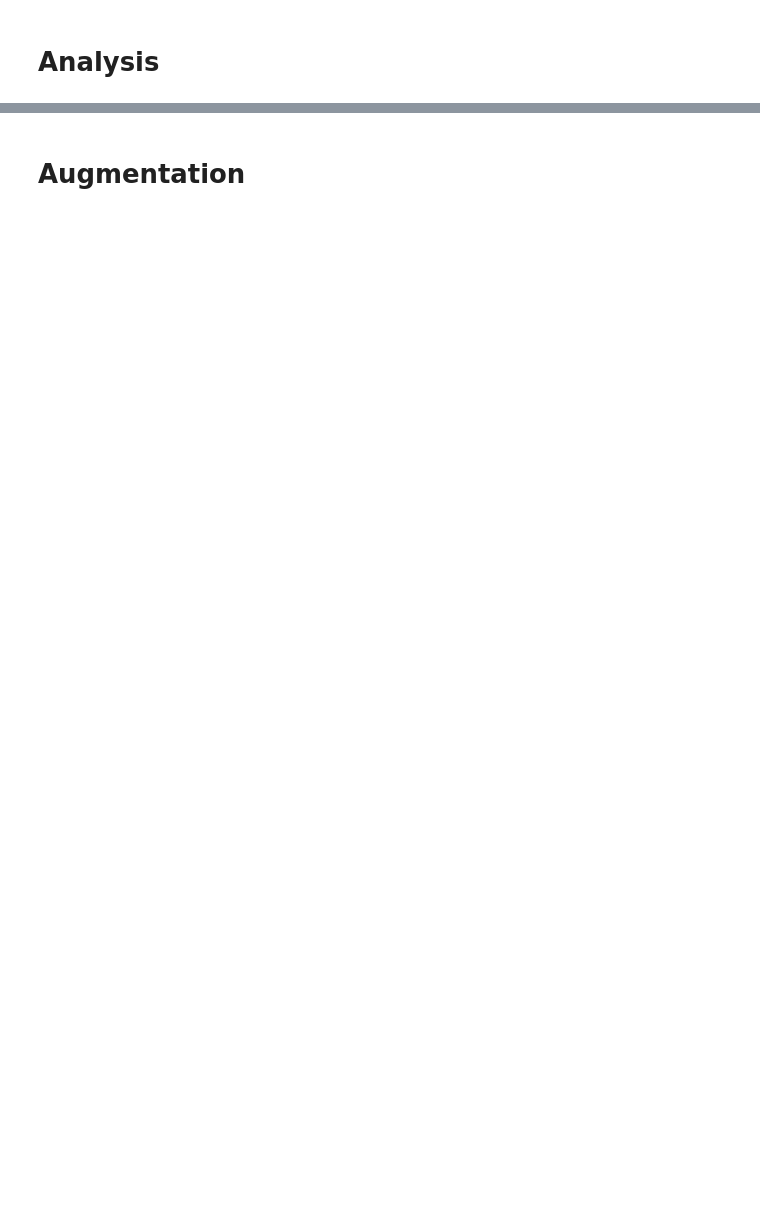
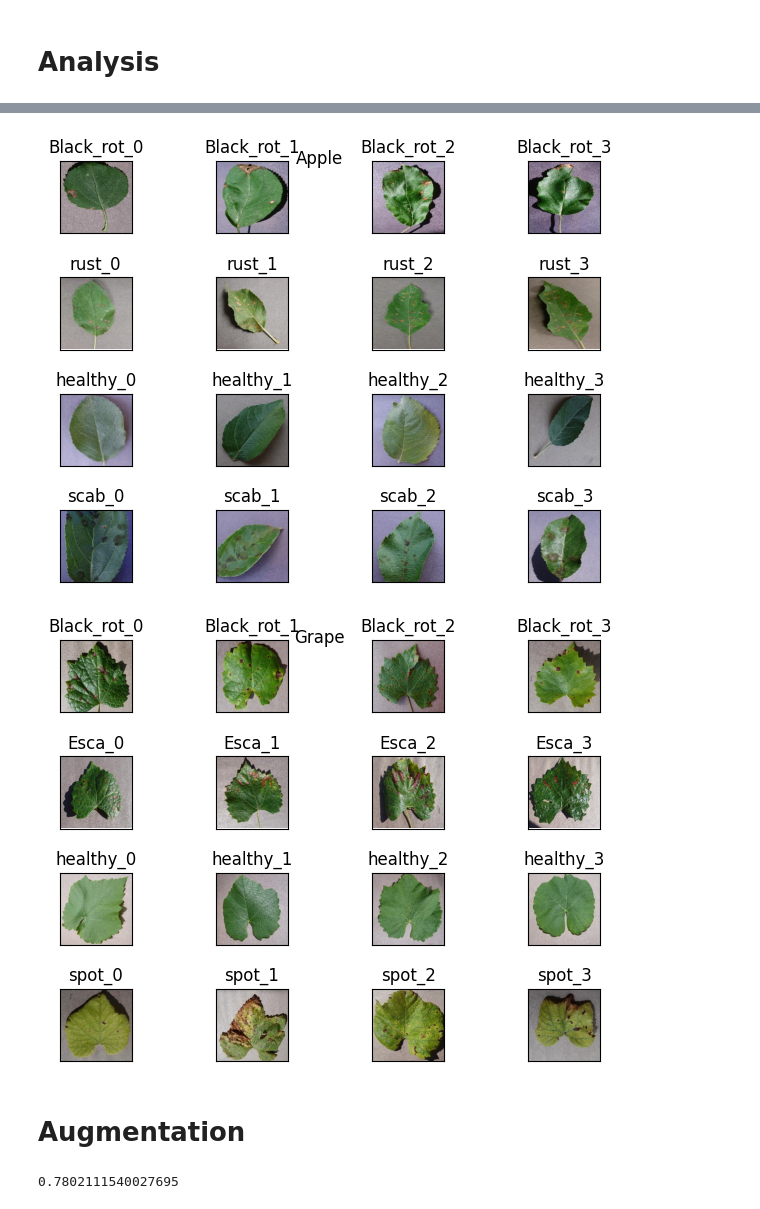
Before and after one commit to jerperez42/Leaffliction, a Jupyter notebook: Untitled.ipynb, the cells around one changed output, grey strips where cells are left out. Saved outputs shown, nothing was run; the diff lists cells and outputs as text; code cells hidden in the pictures; blank space fills up the shorter version.

```diff
--- a/Untitled.ipynb
+++ b/Untitled.ipynb
@@ -9,14 +15,14 @@ DATA_FOLDER = './images'
 # %%
 
 
-def get_classes(folder: str) -> dict[dict[str, int]]:
+def get_classes(folder: str, f = lambda x, y, z: len(z)) -> dict[dict[str, any]]:
     d_ = {}
-    dd_ = {}
+    #dd_ = {}
     len_data_folder = len(folder)
     for root, dirnames, filenames in os.walk(folder):
         if not dirnames:
             pic_class_ = root[(len_data_folder + 1):]
-            n_ = len(filenames)
+            y_ = f(root, dirnames, filenames)
             #dd_[pic_class_] = n_
             sep_ = pic_class_.find('_')
             if -1 == sep_:
@@ -24,16 +30,35 @@ def get_classes(folder: str) -> dict[dict[str, int]]:
             leaf_ = pic_class_[:sep_]
             affliction_ = pic_class_[(sep_ + 1):]
             if leaf_ not in d_:
-                d_[leaf_] = {affliction_: n_}
+                d_[leaf_] = {affliction_: y_}
             else:
-                d_[leaf_][affliction_] = n_
+                d_[leaf_][affliction_] = y_
     return d_#, dd_
 
 
 def put_distribution(data: dict[dict[str, int]]) -> None:
     df = pd.DataFrame.from_dict(data)
+    print(df)
+    pd.DataFrame(df.sum()).plot.bar()
     df.plot.bar()
     df.plot.pie(subplots=True)
 
-data = get_classes(DATA_FOLDER)
-put_distribution(data)
+def put_pictures(folder: str) -> None:
+    files = get_classes(folder, lambda x, y, z : [f"{x}/{s}" for s in z[:4]])
+    for f_leaf in files:
+        f_ = files[f_leaf]
+        pics = list(f_.values())
+        n = len(pics)
+        m = len(pics[0])
+        f, axarr = plt.subplots(n,m)
+        f.tight_layout()
+        plt.suptitle(f"{f_leaf}")
+        for i, f_affliction in enumerate(f_):
+            for j, path in enumerate(pics[i]):
+                img = mpimg.imread(path)
+                ax = axarr[i,j]
+                ax.imshow(img)
+                ax.set_xticks([])
+                ax.set_yticks([])
+                ax.title.set_text(f"{f_affliction}_{j}")
+        plt.show()
@@ -43,2 +79,16 @@ put_distribution(data)
+# %%
+put_pictures(DATA_FOLDER)
+# %% [output]
+[figure, added]
+[figure, added]
 # %% [markdown]
 # Augmentation
+# %%
+x = random.gauss(mu=0.0, sigma=1.0) #normal
+#[0 1[
+x = random.randint(0, 360) #[a b]
+#[0 1[
+x = random.random() #[0 1[
+print(x)
+# %% [output]
+0.7802111540027695
```
Also changed, not shown: parts of 6 cells of this notebook, 1 other file.
